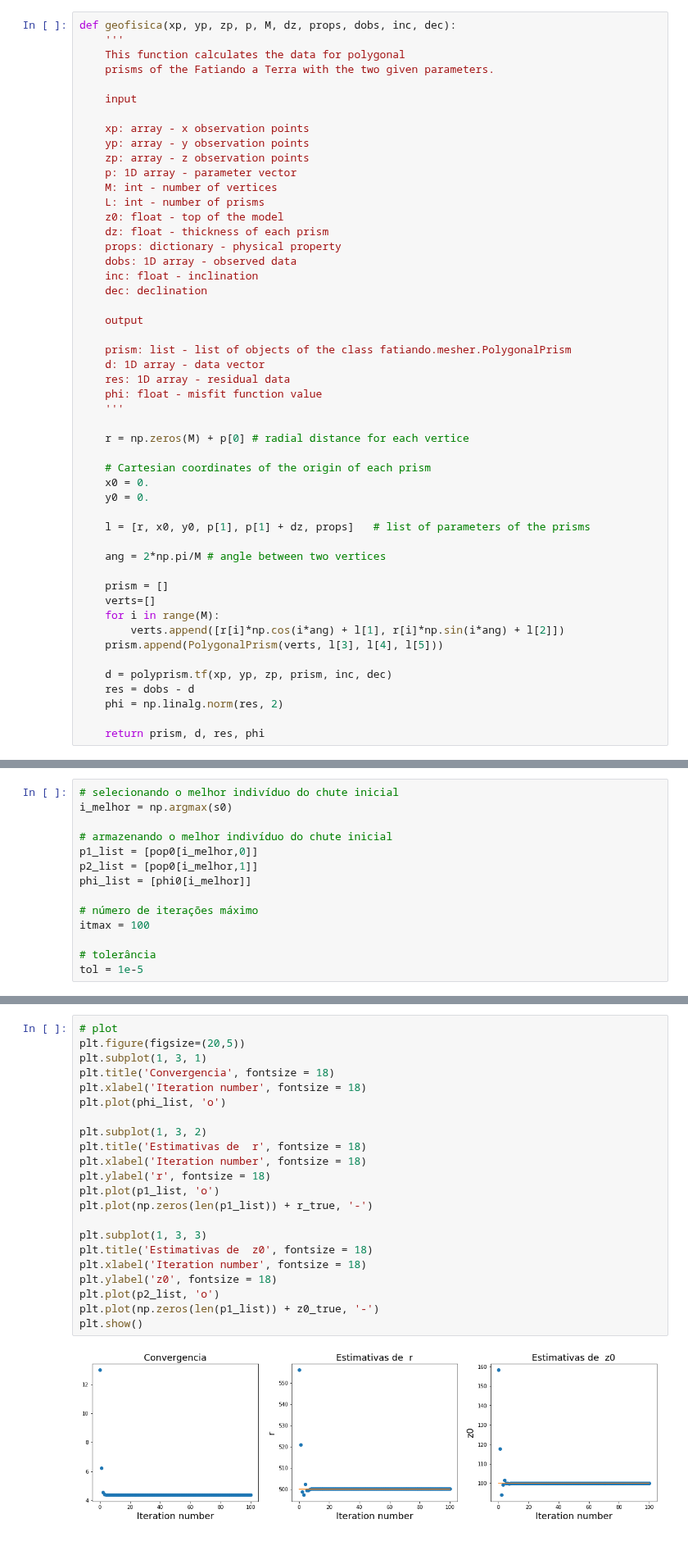
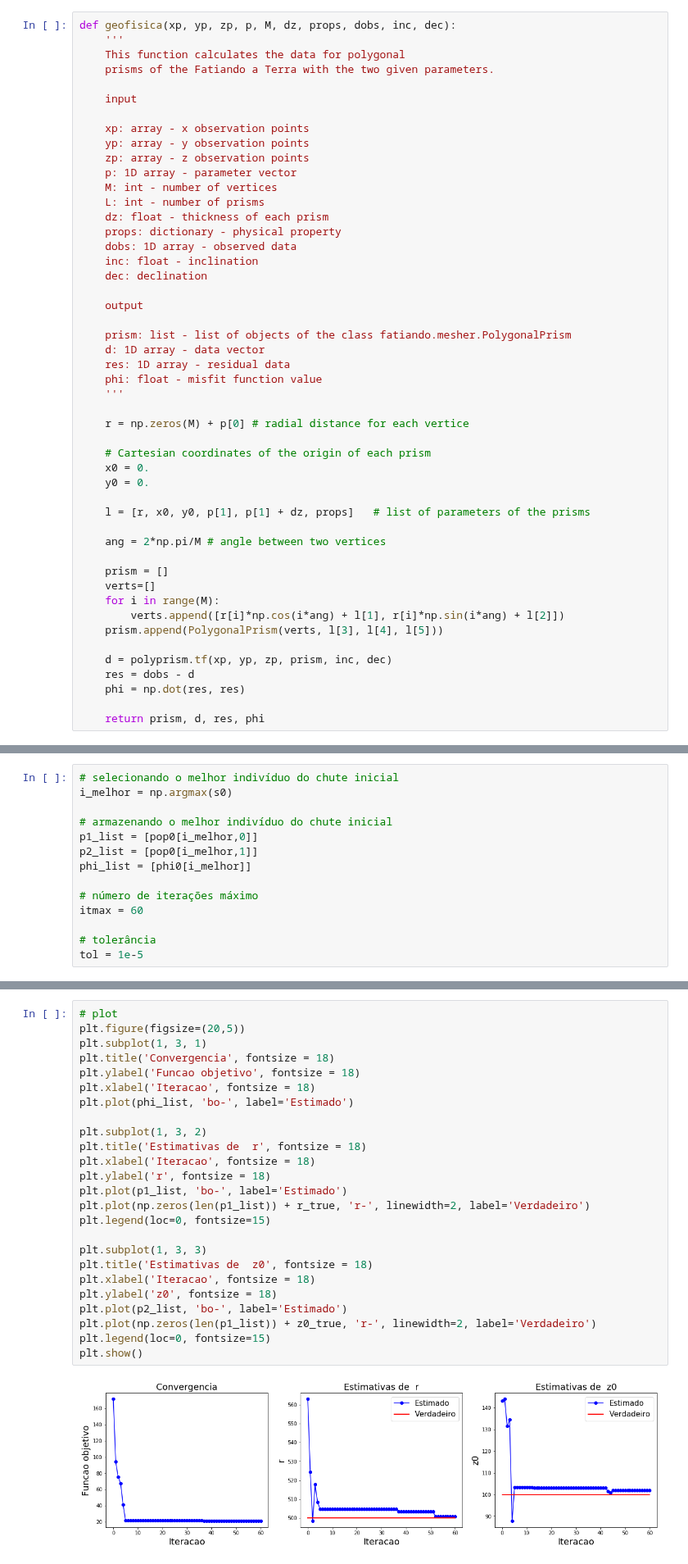
Before and after one commit to leobvital/non-linear-inversion, a Jupyter notebook: geofisica-topo/geofisica-topo_genetico.ipynb, the cells around one changed output, grey strips where cells are left out. Shown at 82% size. Drawn from its saved outputs; the diff is of its cells as text.

```diff
--- a/geofisica-topo/geofisica-topo_genetico.ipynb
+++ b/geofisica-topo/geofisica-topo_genetico.ipynb
@@ -33,7 +32,6 @@ def geofisica(xp, yp, zp, p, M, dz, props, dobs, inc, dec):
     p: 1D array - parameter vector
     M: int - number of vertices
     L: int - number of prisms
-    z0: float - top of the model
     dz: float - thickness of each prism
     props: dictionary - physical property
     dobs: 1D array - observed data
@@ -66,7 +64,7 @@ def geofisica(xp, yp, zp, p, M, dz, props, dobs, inc, dec):
 
     d = polyprism.tf(xp, yp, zp, prism, inc, dec)
     res = dobs - d
-    phi = np.linalg.norm(res, 2)
+    phi = np.dot(res, res)
 
     return prism, d, res, phi
 # %% [markdown]
@@ -343,7 +324,7 @@ p2_list = [pop0[i_melhor,1]]
 phi_list = [phi0[i_melhor]]
 
 # número de iterações máximo
-itmax = 100
+itmax = 60
 
 # tolerância
 tol = 1e-5
@@ -440,27 +412,30 @@ plt.show()
 # %%
 # plot
 plt.figure(figsize=(20,5))
 plt.subplot(1, 3, 1)
 plt.title('Convergencia', fontsize = 18)
-plt.xlabel('Iteration number', fontsize = 18)
-plt.plot(phi_list, 'o')
+plt.ylabel('Funcao objetivo', fontsize = 18)
+plt.xlabel('Iteracao', fontsize = 18)
+plt.plot(phi_list, 'bo-', label='Estimado')
 
 plt.subplot(1, 3, 2)
 plt.title('Estimativas de  r', fontsize = 18)
-plt.xlabel('Iteration number', fontsize = 18)
+plt.xlabel('Iteracao', fontsize = 18)
 plt.ylabel('r', fontsize = 18)
-plt.plot(p1_list, 'o')
-plt.plot(np.zeros(len(p1_list)) + r_true, '-')
+plt.plot(p1_list, 'bo-', label='Estimado')
+plt.plot(np.zeros(len(p1_list)) + r_true, 'r-', linewidth=2, label='Verdadeiro')
+plt.legend(loc=0, fontsize=15)
 
 plt.subplot(1, 3, 3)
 plt.title('Estimativas de  z0', fontsize = 18)
-plt.xlabel('Iteration number', fontsize = 18)
+plt.xlabel('Iteracao', fontsize = 18)
 plt.ylabel('z0', fontsize = 18)
-plt.plot(p2_list, 'o')
-plt.plot(np.zeros(len(p1_list)) + z0_true, '-')
+plt.plot(p2_list, 'bo-', label='Estimado')
+plt.plot(np.zeros(len(p1_list)) + z0_true, 'r-', linewidth=2, label='Verdadeiro')
+plt.legend(loc=0, fontsize=15)
 plt.show()
 # %% [output]
-[figure, old version]
+[figure, new version]
 # %%
 # plot
 plt.figure(figsize=(20,5))
```
Also changed, not shown: parts of 9 cells of this notebook, 5 other files.
